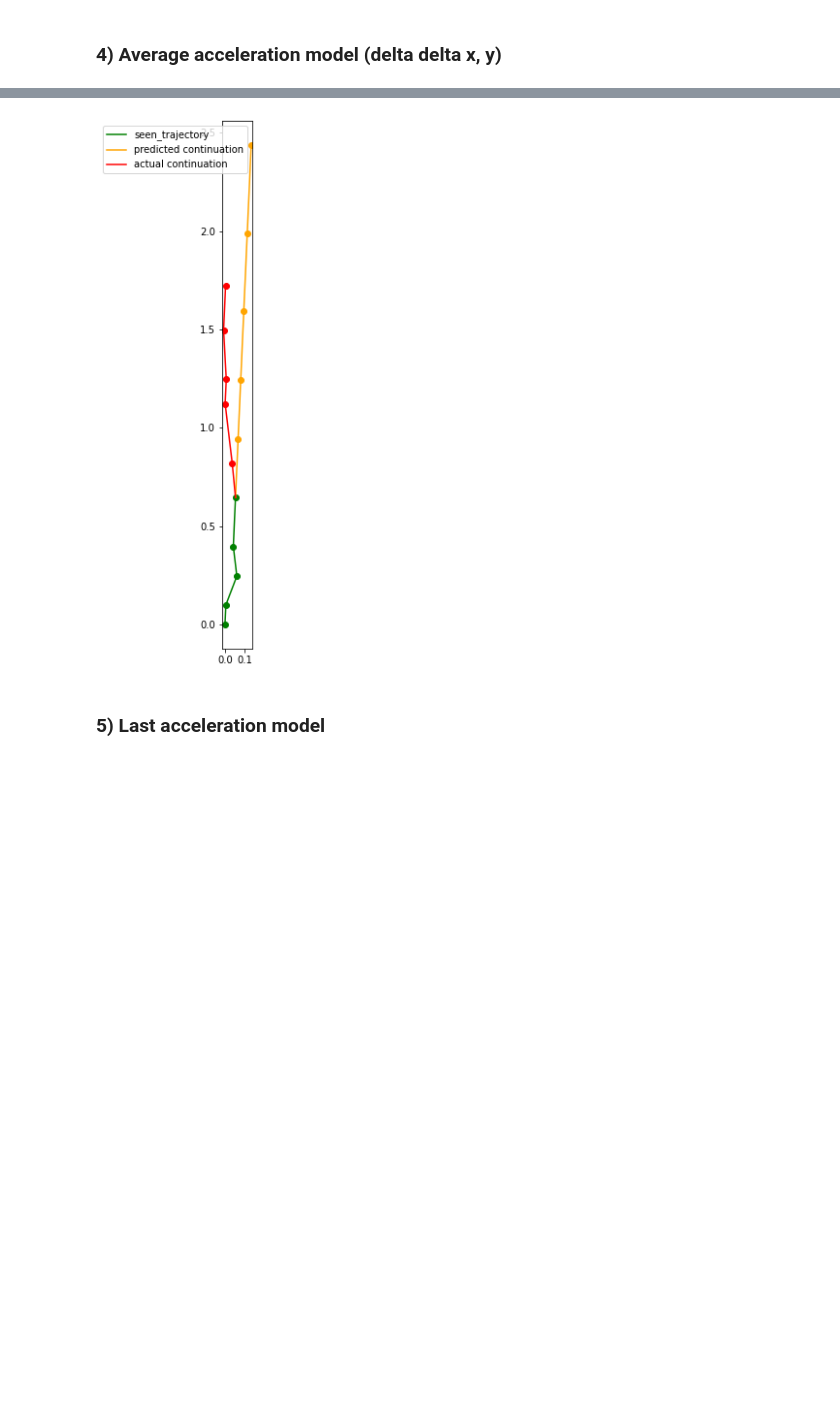
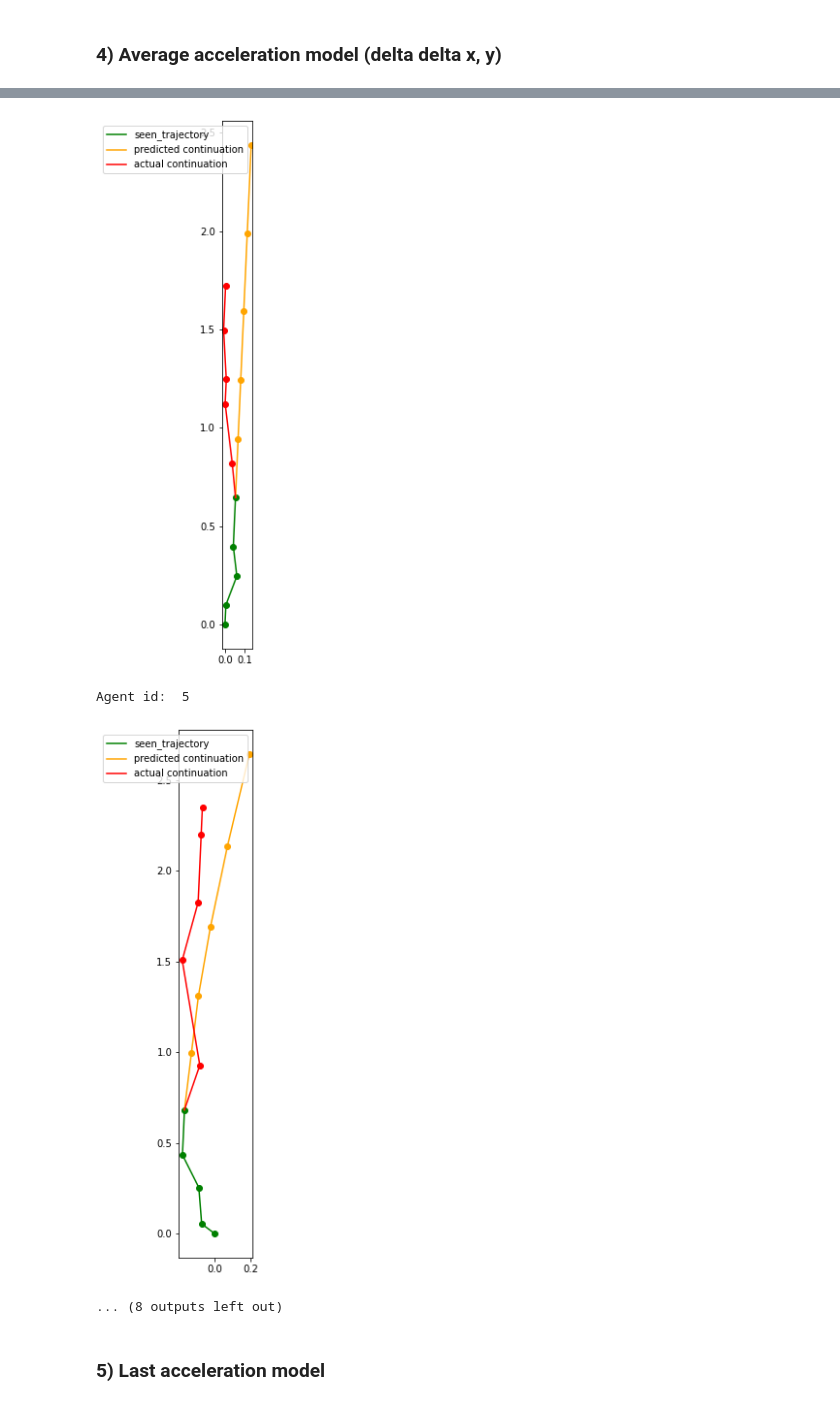
Before and after one commit to karlriis/trajectory-forecasting, a Jupyter notebook: Baselines.ipynb, the cells around one changed output, grey strips where cells are left out. Saved outputs shown, nothing was run; the diff lists cells and outputs as text; code cells hidden in the pictures; blank space fills up the shorter version.

```diff
--- a/Baselines.ipynb
+++ b/Baselines.ipynb
@@ -196,7 +205,7 @@ Agent id:  4
 # %% [markdown]
 ### 4) Average acceleration model (delta delta x, y)
 # %%
-for agent_id in agent_ids[:5]:
+for agent_id in agent_ids[:10]:
     print("Agent id: ", agent_id)
     x_data, y_data, max_train_idx = agent_data(data, agent_id)
     #random_start_idx = np.random.randint(0, max_train_idx)
@@ -208,33 +217,36 @@ for agent_id in agent_ids[:5]:
 
     sample_acceleration_x = [sample_vel_x[i] - sample_vel_x[i-1] for i in range(1, len(sample_vel_x))]
     sample_acceleration_y = [sample_vel_y[i] - sample_vel_y[i-1] for i in range(1, len(sample_vel_y))]
 
     avg_acceleration_x = np.mean(sample_acceleration_x)
     avg_acceleration_y = np.mean(sample_acceleration_y)
 
     last_vel_x = sample_vel_x[-1]
     last_vel_y = sample_vel_y[-1]
 
     pred_x = [sample_x[-1] + last_vel_x + avg_acceleration_x]
     pred_y = [sample_y[-1] + last_vel_y + avg_acceleration_y]
     for i in range(1, 5):
         pred_x.append(pred_x[i-1] + last_vel_x + i * avg_acceleration_x)
         pred_y.append(pred_y[i-1] + last_vel_y + i * avg_acceleration_y)
 
 
     plot_predictions(sample_x, sample_y, test_x, test_y, pred_x, pred_y)
     #plot_whole_trajectories(x_data, y_data, pred_x, pred_y, random_start_idx)
 # %% [output]
 Agent id:  0
 [figure]
 Agent id:  1
 [figure]
 Agent id:  2
 [figure]
 Agent id:  3
 [figure]
 Agent id:  4
 [figure]
+Agent id:  5
+[figure, added]
+... (8 outputs left out)
 # %% [markdown]
 ### 5) Last acceleration model
 # %%
```
Also changed, not shown: parts of 11 cells of this notebook.
